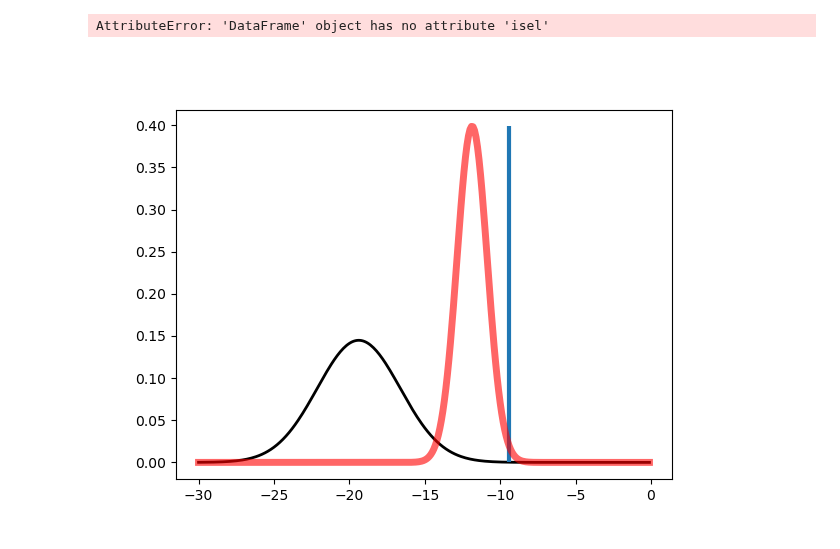
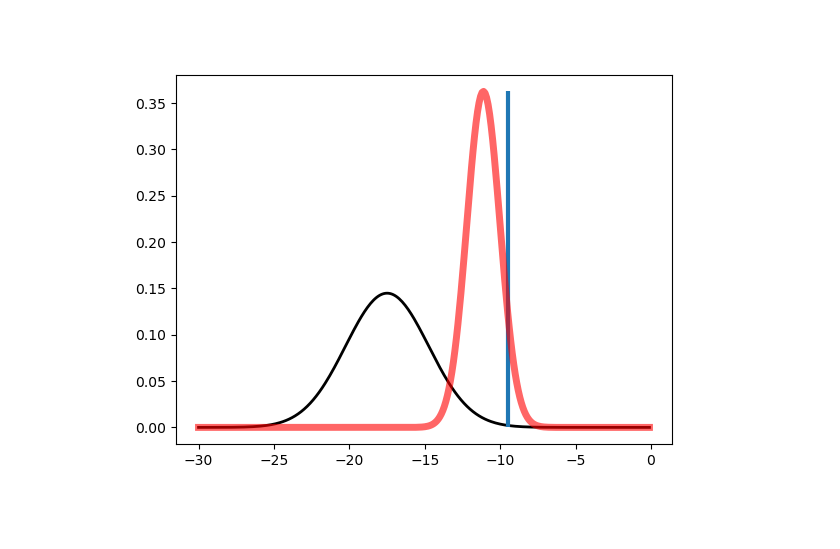
Before and after one commit to TUW-GEO/tuw_education_notebooks, a Jupyter notebook: 01_notebook_as_an_app.ipynb, the cells around one changed output. Drawn from its saved outputs; the diff is of its cells as text; code cells hidden in the pictures.

```diff
--- a/01_notebook_as_an_app.ipynb
+++ b/01_notebook_as_an_app.ipynb
@@ -12,11 +12,3 @@ sig0_dc = xr.open_dataset('data/s1_parameters/S1_CSAR_IWGRDH/SIG0/V1M1R1/EQUI7_E
 hparam_dc = xr.open_dataset('data/tuw_s1_harpar/S1_CSAR_IWGRDH/SIG0-HPAR/V0M2R3/EQUI7_EU020M/E054N006T3/D080.nc')
 plia_dc = xr.open_dataset('data/s1_parameters/S1_CSAR_IWGRDH/PLIA-TAG/V01R03/EQUI7_EU020M/E054N006T3/PLIA-TAG-MEAN_20200101T000000_20201231T235959__D080_E054N006T3_EU020M_V01R03_S1IWGRDH.nc')
 RANGE = np.arange(-30, 0, 0.1)
-
-
-
-sig0_df = sig0_dc.SIG0.to_dataframe()
-# IDs = range(len(sig0_df.x) * len(sig0_df.y))
-sig0_df.iloc[:9]
-# %% [output]
-AttributeError: 'DataFrame' object has no attribute 'isel'
@@ -60,8 +60,8 @@ def plot_priors(x, y):
     ax.plot(RANGE, y2_pdf,'r-', lw=5, alpha=0.6)
-# %%
-plot_priors(15, 16)
-# %% [output]
-[figure, removed]
+# %%
+plot_priors(1)
+# %% [output]
+[figure, added]
 # %%
 def calc_posteriors(water_prior, land_prior):
     evidence = (water_prior * 0.5) + (land_prior * 0.5)
```
Also changed, not shown: parts of 7 cells of this notebook.
